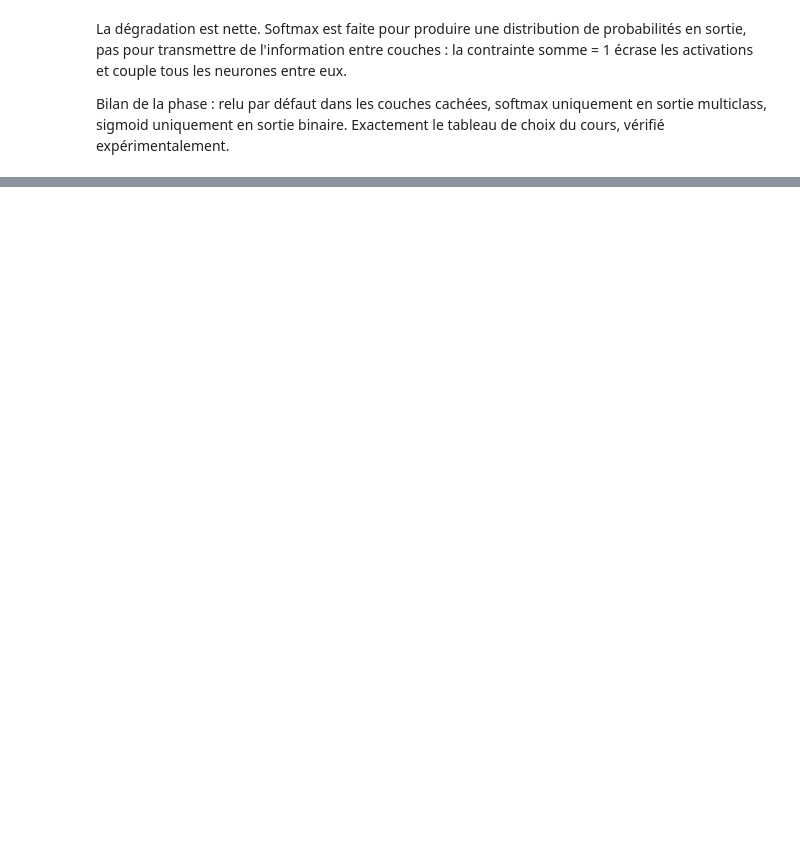
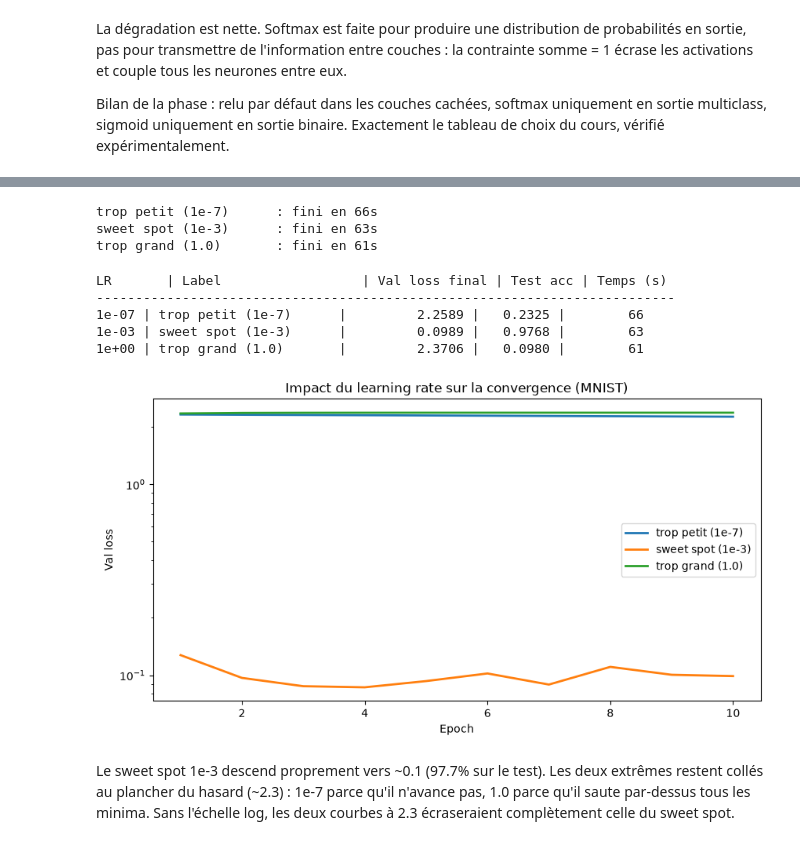
Before and after one commit to TheoKraichette/deeplearning-j1-pmc-from-scratch-Theo-KRAICHETTE, a Jupyter notebook: pmc_from_scratch.ipynb, the cells around one changed output, grey strips where cells are left out. Saved outputs shown, nothing was run; the diff lists cells and outputs as text; code cells hidden in the pictures; blank space fills up the shorter version.

Commit message:
phase7: variation learning rate, sweet spot identifie, courbes superposees

```diff
--- a/pmc_from_scratch.ipynb
+++ b/pmc_from_scratch.ipynb
@@ -735,0 +742,61 @@ Bilan de la phase : relu par défaut dans les couches cachées, softmax uniqueme
+# %%
+learning_rates = [1e-7, 1e-3, 1.0]
+lr_labels = ['trop petit (1e-7)', 'sweet spot (1e-3)', 'trop grand (1.0)']
+
+def run_lr(lr):
+    tf.random.set_seed(42)
+    m = keras.Sequential([
+        keras.Input(shape=(784,)),
+        keras.layers.Dense(128, activation='relu'),
+        keras.layers.Dense(64, activation='relu'),
+        keras.layers.Dense(10, activation='softmax'),
+    ])
+    m.compile(optimizer=keras.optimizers.Adam(learning_rate=lr),
+              loss='sparse_categorical_crossentropy',
+              metrics=['accuracy'])
+    t = time.time()
+    h = m.fit(X_train, y_train, epochs=10, batch_size=64,
+              validation_split=0.1, verbose=0)
+    train_time = time.time() - t
+    test_loss, test_acc = m.evaluate(X_test, y_test, verbose=0)
+    return {'lr': lr, 'val_losses': h.history['val_loss'],
+            'val_loss_final': h.history['val_loss'][-1],
+            'test_accuracy': test_acc, 'train_time_s': train_time}
+
+results_lr = []
+histories_lr = {}
+for lr, label in zip(learning_rates, lr_labels):
+    r = run_lr(lr)
+    r['label'] = label
+    results_lr.append(r)
+    histories_lr[label] = r['val_losses']
+    print(f"{label:22s} : fini en {r['train_time_s']:.0f}s")
+# %% [output]
+trop petit (1e-7)      : fini en 66s
+sweet spot (1e-3)      : fini en 63s
+trop grand (1.0)       : fini en 61s
+# %%
+print(f"{'LR':8s} | {'Label':22s} | {'Val loss final':14s} | {'Test acc':8s} | {'Temps (s)':9s}")
+print("-" * 74)
+for r in results_lr:
+    print(f"{r['lr']:.0e} | {r['label']:22s} | {r['val_loss_final']:14.4f} | {r['test_accuracy']:8.4f} | {r['train_time_s']:9.0f}")
+# %% [output]
+LR       | Label                  | Val loss final | Test acc | Temps (s)
+--------------------------------------------------------------------------
+1e-07 | trop petit (1e-7)      |         2.2589 |   0.2325 |        66
+1e-03 | sweet spot (1e-3)      |         0.0989 |   0.9768 |        63
+1e+00 | trop grand (1.0)       |         2.3706 |   0.0980 |        61
+# %%
+plt.figure(figsize=(10, 5))
+for label, vl in histories_lr.items():
+    plt.plot(range(1, 11), vl, label=label, linewidth=2)
+plt.xlabel("Epoch"); plt.ylabel("Val loss")
+plt.title("Impact du learning rate sur la convergence (MNIST)")
+plt.legend()
+plt.yscale('log')   # échelle log sinon les extrêmes écrasent tout
+plt.savefig("phase7_lr_curve.png", dpi=100, bbox_inches='tight')
+plt.show()
+# %% [output]
+[figure, added]
+# %% [markdown]
+Le sweet spot 1e-3 descend proprement vers ~0.1 (97.7% sur le test). Les deux extrêmes restent collés au plancher du hasard (~2.3) : 1e-7 parce qu'il n'avance pas, 1.0 parce qu'il saute par-dessus tous les minima. Sans l'échelle log, les deux courbes à 2.3 écraseraient complètement celle du sweet spot.
```
Also changed, not shown: parts of 16 cells of this notebook, 4 other files.
